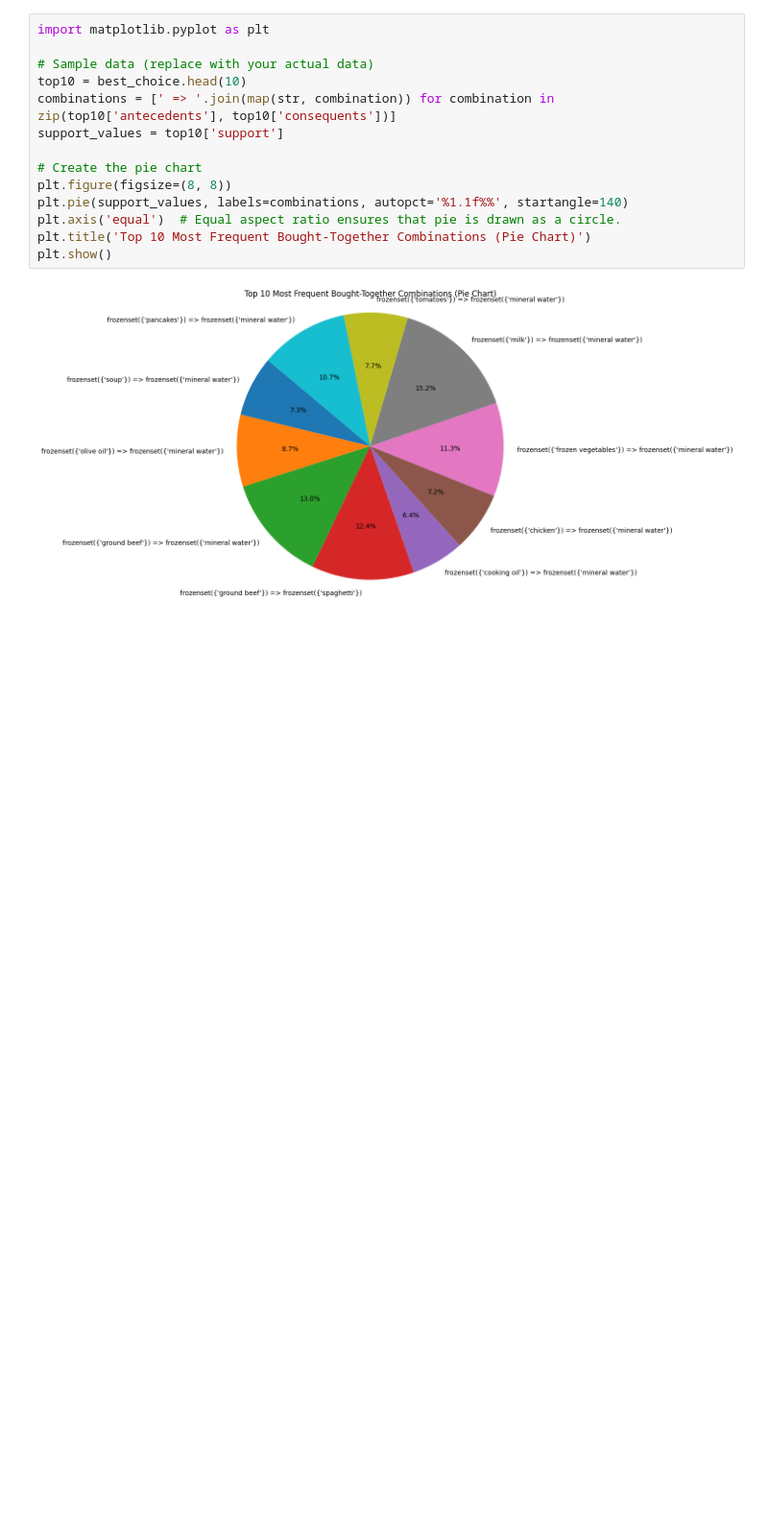
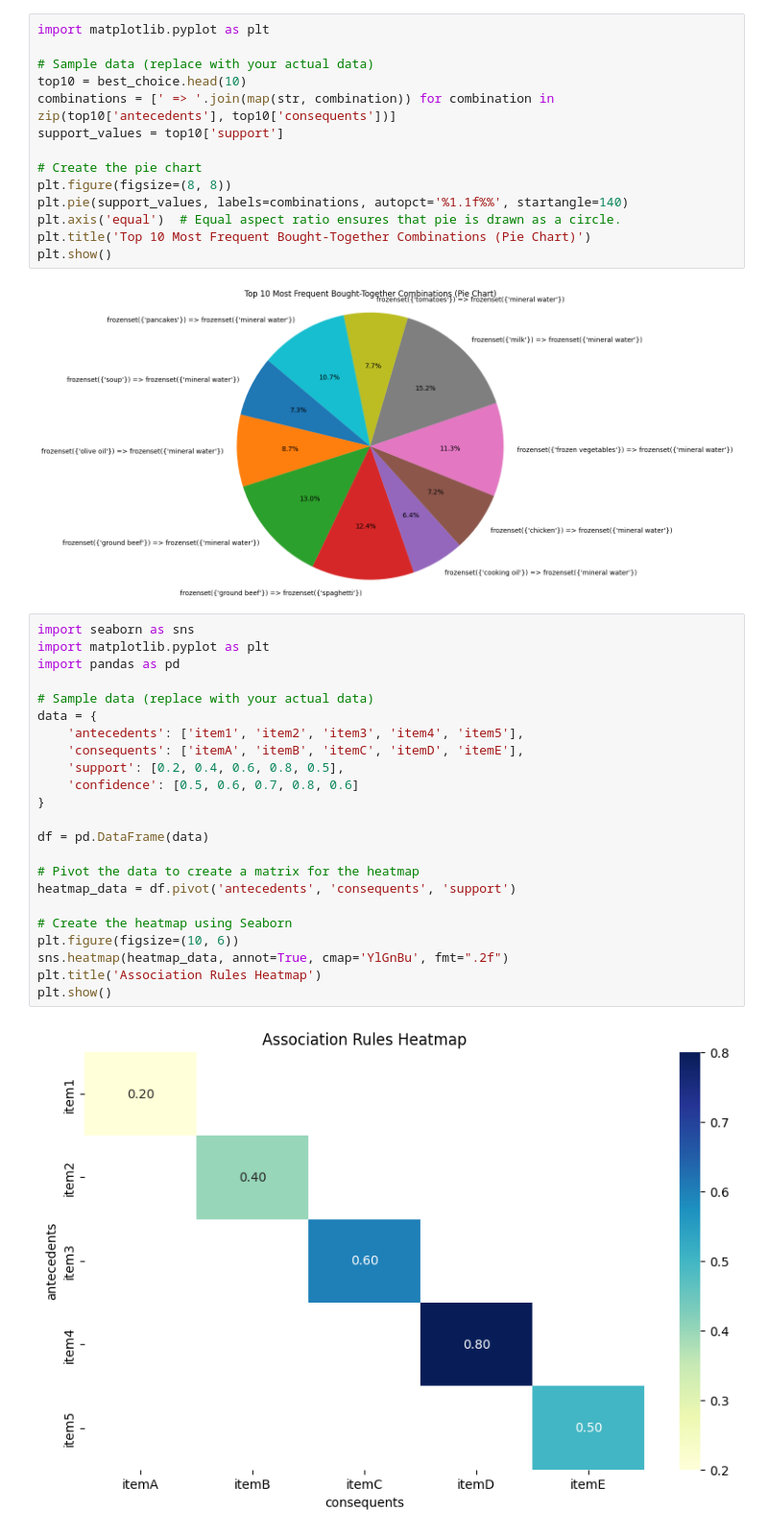
Before and after one commit to MRazin172/Market_Basket_Analysis, a Jupyter notebook: Market_Basket_Analysis_pynb.ipynb, the cells around one changed output. Shown at 96% size. Cells and saved outputs as stored; diff of their text form; blank space fills up the shorter version.

```diff
--- a/Market_Basket_Analysis_pynb.ipynb
+++ b/Market_Basket_Analysis_pynb.ipynb
@@ -278,3 +278,28 @@ plt.title('Top 10 Most Frequent Bought-Together Combinations (Pie Chart)')
 plt.show()
 # %% [output]
 [figure]
+# %%
+import seaborn as sns
+import matplotlib.pyplot as plt
+import pandas as pd
+
+# Sample data (replace with your actual data)
+data = {
+    'antecedents': ['item1', 'item2', 'item3', 'item4', 'item5'],
+    'consequents': ['itemA', 'itemB', 'itemC', 'itemD', 'itemE'],
+    'support': [0.2, 0.4, 0.6, 0.8, 0.5],
+    'confidence': [0.5, 0.6, 0.7, 0.8, 0.6]
+}
+
+df = pd.DataFrame(data)
+
+# Pivot the data to create a matrix for the heatmap
+heatmap_data = df.pivot('antecedents', 'consequents', 'support')
+
+# Create the heatmap using Seaborn
+plt.figure(figsize=(10, 6))
+sns.heatmap(heatmap_data, annot=True, cmap='YlGnBu', fmt=".2f")
+plt.title('Association Rules Heatmap')
+plt.show()
+# %% [output]
+[figure, added]
```
Also changed, not shown: parts of 6 cells of this notebook.
